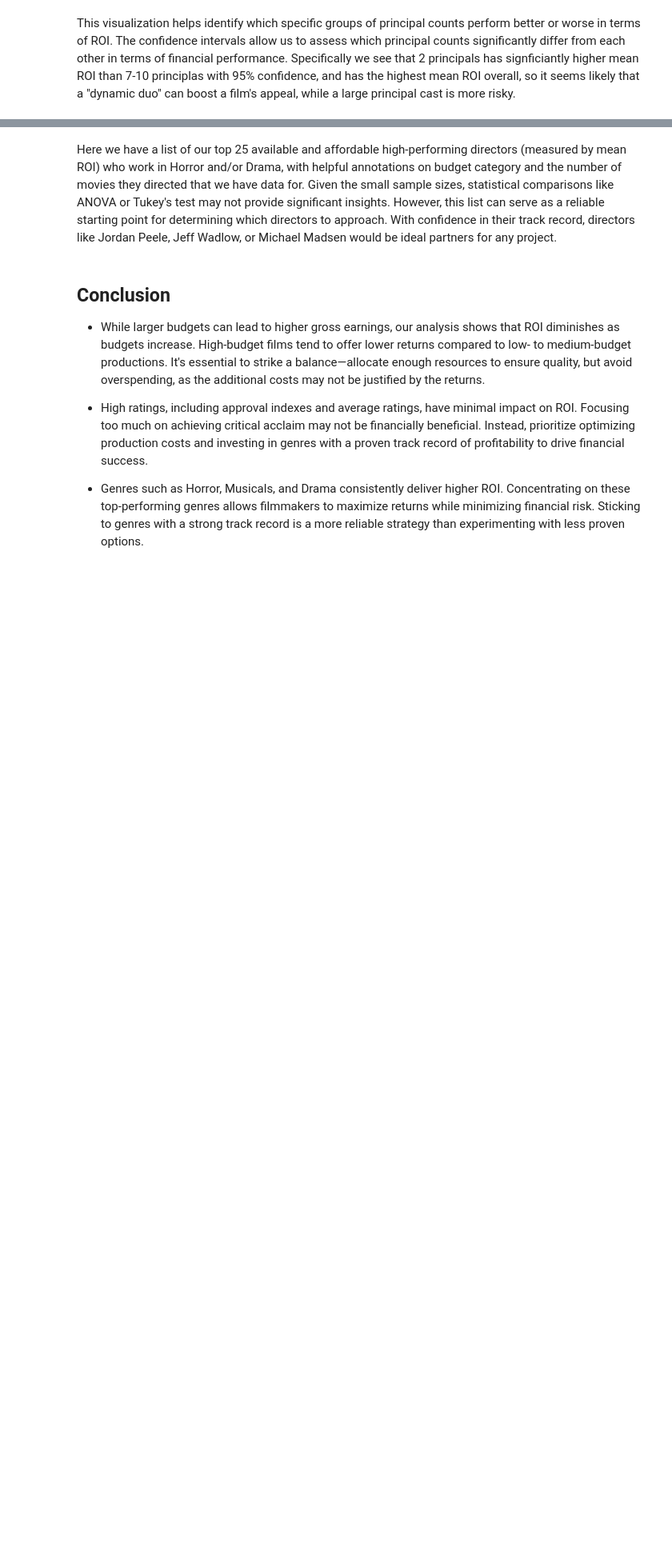
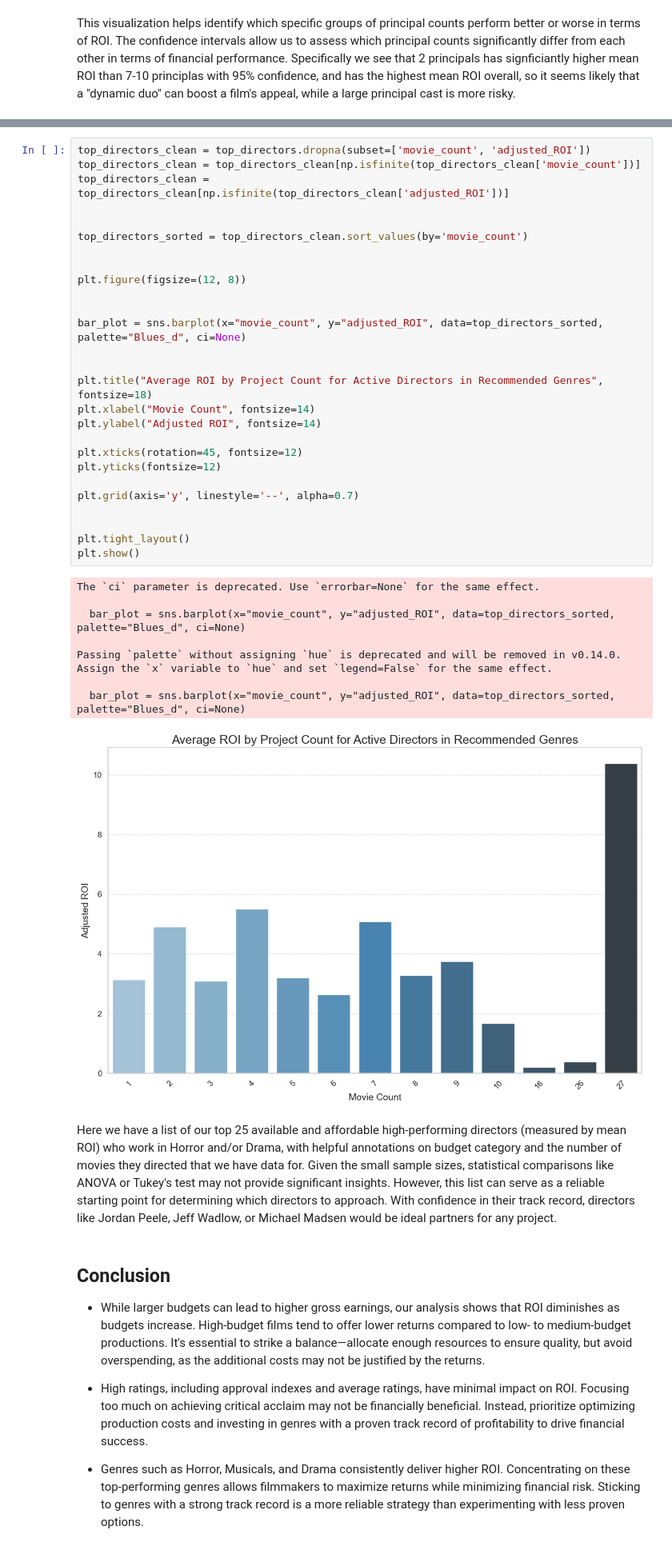
Before and after one commit to bocekout/A_Guide_to_Box_Office_Success, a Jupyter notebook: Project_nb.ipynb, the cells around one changed output, grey strips where cells are left out. Shown: that part at 80% size. Cells and saved outputs as stored; diff of their text form; blank space fills up the shorter version.

Commit message:
added graph

```diff
--- a/Project_nb.ipynb
+++ b/Project_nb.ipynb
@@ -886,3 +886,39 @@ top_directors.head(25)
+# %%
+top_directors_clean = top_directors.dropna(subset=['movie_count', 'adjusted_ROI'])
+top_directors_clean = top_directors_clean[np.isfinite(top_directors_clean['movie_count'])]
+top_directors_clean = top_directors_clean[np.isfinite(top_directors_clean['adjusted_ROI'])]
+
+
+top_directors_sorted = top_directors_clean.sort_values(by='movie_count')
+
+
+plt.figure(figsize=(12, 8))
+
+
+bar_plot = sns.barplot(x="movie_count", y="adjusted_ROI", data=top_directors_sorted, palette="Blues_d", ci=None)
+
+
+plt.title("Average ROI by Project Count for Active Directors in Recommended Genres", fontsize=18)
+plt.xlabel("Movie Count", fontsize=14)
+plt.ylabel("Adjusted ROI", fontsize=14)
+
+plt.xticks(rotation=45, fontsize=12)
+plt.yticks(fontsize=12)
+
+plt.grid(axis='y', linestyle='--', alpha=0.7)
+
+
+plt.tight_layout()
+plt.show()
+# %% [output]
+The `ci` parameter is deprecated. Use `errorbar=None` for the same effect.
+
+  bar_plot = sns.barplot(x="movie_count", y="adjusted_ROI", data=top_directors_sorted, palette="Blues_d", ci=None)
+
+Passing `palette` without assigning `hue` is deprecated and will be removed in v0.14.0. Assign the `x` variable to `hue` and set `legend=False` for the same effect.
+
+  bar_plot = sns.barplot(x="movie_count", y="adjusted_ROI", data=top_directors_sorted, palette="Blues_d", ci=None)
+[figure, added]
 # %% [markdown]
 Here we have a list of our top 25 available and affordable high-performing directors (measured by mean ROI) who work in Horror and/or Drama, with helpful annotations on budget category and the number of movies they directed that we have data for. Given the small sample sizes, statistical comparisons like ANOVA or Tukey's test may not provide significant insights. However, this list can serve as a reliable starting point for determining which directors to approach. With confidence in their track record, directors like Jordan Peele, Jeff Wadlow, or Michael Madsen would be ideal partners for any project.
 # %% [markdown]
```
Also changed, not shown: parts of 1 cell of this notebook.
